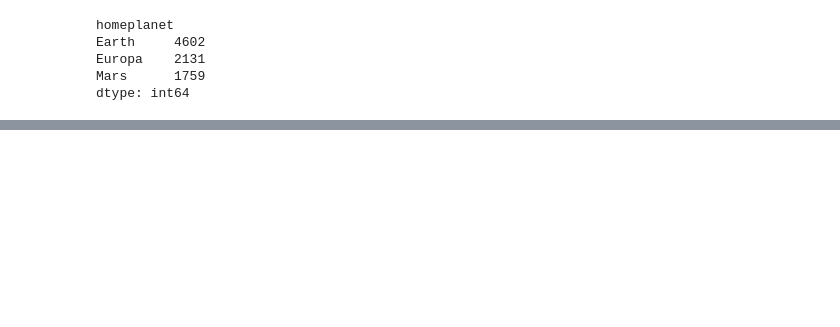
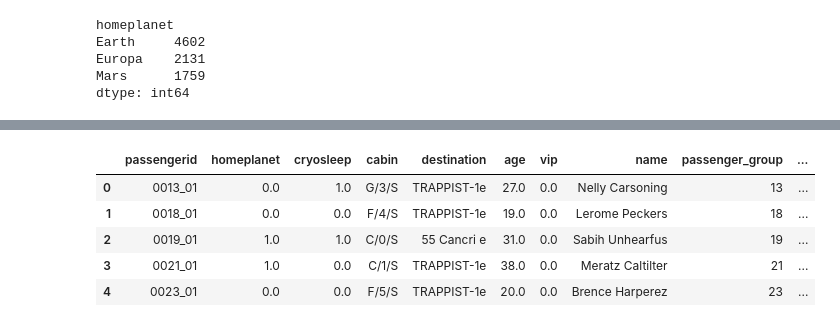
Before and after one commit to Krawieckk/kaggle_competitions, a Jupyter notebook: Spaceship_Titanic_kaggle/Spaceship_Titanic_kaggle.ipynb, the cells around one changed output, grey strips where cells are left out. Cells and saved outputs as stored; diff of their text form; code cells hidden in the pictures; blank space fills up the shorter version.

```diff
--- a/Spaceship_Titanic_kaggle/Spaceship_Titanic_kaggle.ipynb
+++ b/Spaceship_Titanic_kaggle/Spaceship_Titanic_kaggle.ipynb
@@ -253,0 +291,9 @@ test_data['homeplanet'] = test_data_homeplanets
+# %%
+test_data.head(5)
+# %% [output]
+|  | passengerid | homeplanet | cryosleep | cabin | destination | age | vip | name | passenger_group | ... |
+| 0 | 0013_01 | 0.0 | 1.0 | G/3/S | TRAPPIST-1e | 27.0 | 0.0 | Nelly Carsoning | 13 | ... |
+| 1 | 0018_01 | 0.0 | 0.0 | F/4/S | TRAPPIST-1e | 19.0 | 0.0 | Lerome Peckers | 18 | ... |
+| 2 | 0019_01 | 1.0 | 1.0 | C/0/S | 55 Cancri e | 31.0 | 0.0 | Sabih Unhearfus | 19 | ... |
+| 3 | 0021_01 | 1.0 | 0.0 | C/1/S | TRAPPIST-1e | 38.0 | 0.0 | Meratz Caltilter | 21 | ... |
+| 4 | 0023_01 | 0.0 | 0.0 | F/5/S | TRAPPIST-1e | 20.0 | 0.0 | Brence Harperez | 23 | ... |
```
Also changed, not shown: parts of 22 cells of this notebook.
